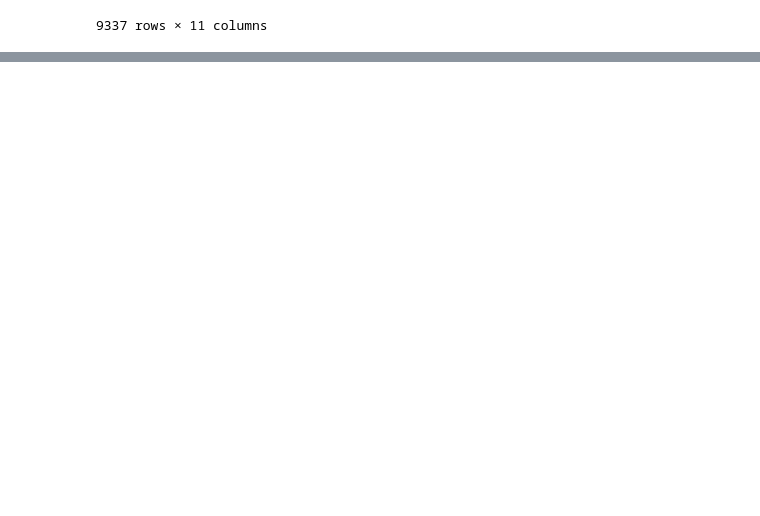
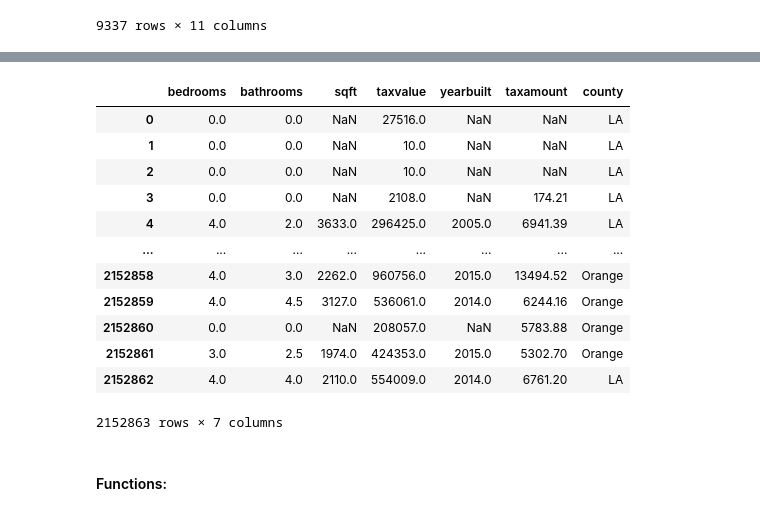
Before and after one commit to NikkideVries/regression-exercises, a Jupyter notebook: wrangle.ipynb, the cells around one changed output, grey strips where cells are left out. Cells and saved outputs as stored; diff of their text form; code cells hidden in the pictures; blank space fills up the shorter version.

```diff
--- a/wrangle.ipynb
+++ b/wrangle.ipynb
@@ -223,0 +267,18 @@ df[df.yearbuilt.isnull()]
+# %%
+df
+# %% [output]
+|  | bedrooms | bathrooms | sqft | taxvalue | yearbuilt | taxamount | county |
+| 0 | 0.0 | 0.0 | NaN | 27516.0 | NaN | NaN | LA |
+| 1 | 0.0 | 0.0 | NaN | 10.0 | NaN | NaN | LA |
+| 2 | 0.0 | 0.0 | NaN | 10.0 | NaN | NaN | LA |
+| 3 | 0.0 | 0.0 | NaN | 2108.0 | NaN | 174.21 | LA |
+| 4 | 4.0 | 2.0 | 3633.0 | 296425.0 | 2005.0 | 6941.39 | LA |
+| ... | ... | ... | ... | ... | ... | ... | ... |
+| 2152858 | 4.0 | 3.0 | 2262.0 | 960756.0 | 2015.0 | 13494.52 | Orange |
+| 2152859 | 4.0 | 4.5 | 3127.0 | 536061.0 | 2014.0 | 6244.16 | Orange |
+| 2152860 | 0.0 | 0.0 | NaN | 208057.0 | NaN | 5783.88 | Orange |
+| 2152861 | 3.0 | 2.5 | 1974.0 | 424353.0 | 2015.0 | 5302.70 | Orange |
+| 2152862 | 4.0 | 4.0 | 2110.0 | 554009.0 | 2014.0 | 6761.20 | LA |
+2152863 rows × 7 columns
+# %% [markdown]
+#### Functions:
```
Also changed, not shown: parts of 12 cells of this notebook.
